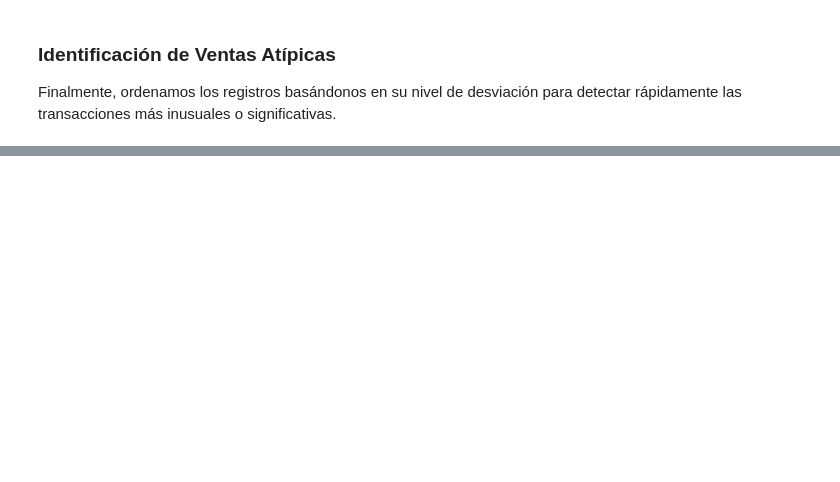
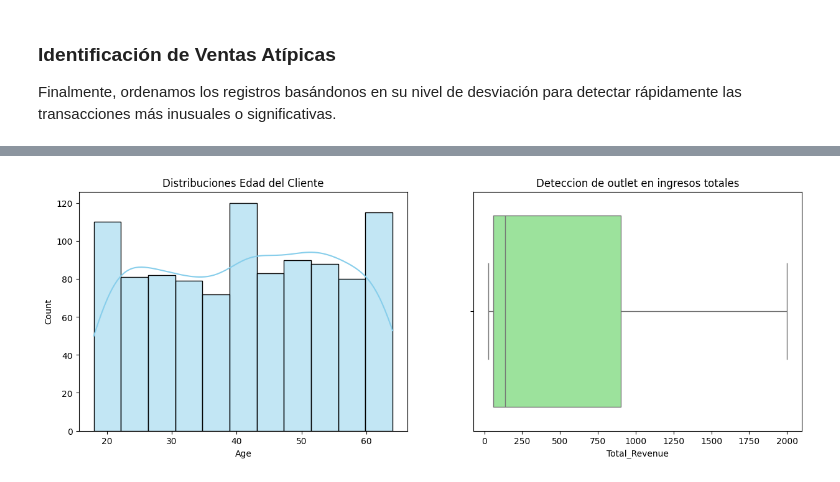
Before and after one commit to Kuoz2/An-lisis_y_Predicci-n, a Jupyter notebook: copia_de_tienda_retail_2.ipynb, the cells around one changed output, grey strips where cells are left out. Drawn from its saved outputs; the diff is of its cells as text; code cells hidden in the pictures; blank space fills up the shorter version.

```diff
--- a/copia_de_tienda_retail_2.ipynb
+++ b/copia_de_tienda_retail_2.ipynb
@@ -6,3 +8,5 @@ import numpy as np
+# %%
+df= pd.read_csv('/content/drive/MyDrive/CURSOPYTHON/retail_sales_dataset (1).csv')
 # %% [markdown]
 # Taraea 3 del mismo ejercicio de ventas
 # %% [markdown]
@@ -225,0 +287,9 @@ Finalmente, ordenamos los registros basándonos en su nivel de desviación para
+# %%
+fig, ax,= plt.subplots(1, 2, figsize=(15,5))
+sns.histplot(df['Age'], kde= True, ax= ax[0], color='skyblue')
+ax[0].set_title('Distribuciones Edad del Cliente')
+sns.boxplot(x=df['Total_Revenue'], ax=ax[1], color='lightgreen')
+ax[1].set_title('Deteccion de outlet en ingresos totales')
+plt.show()
+# %% [output]
+[figure, added]
```
Also changed, not shown: parts of 12 cells of this notebook.
